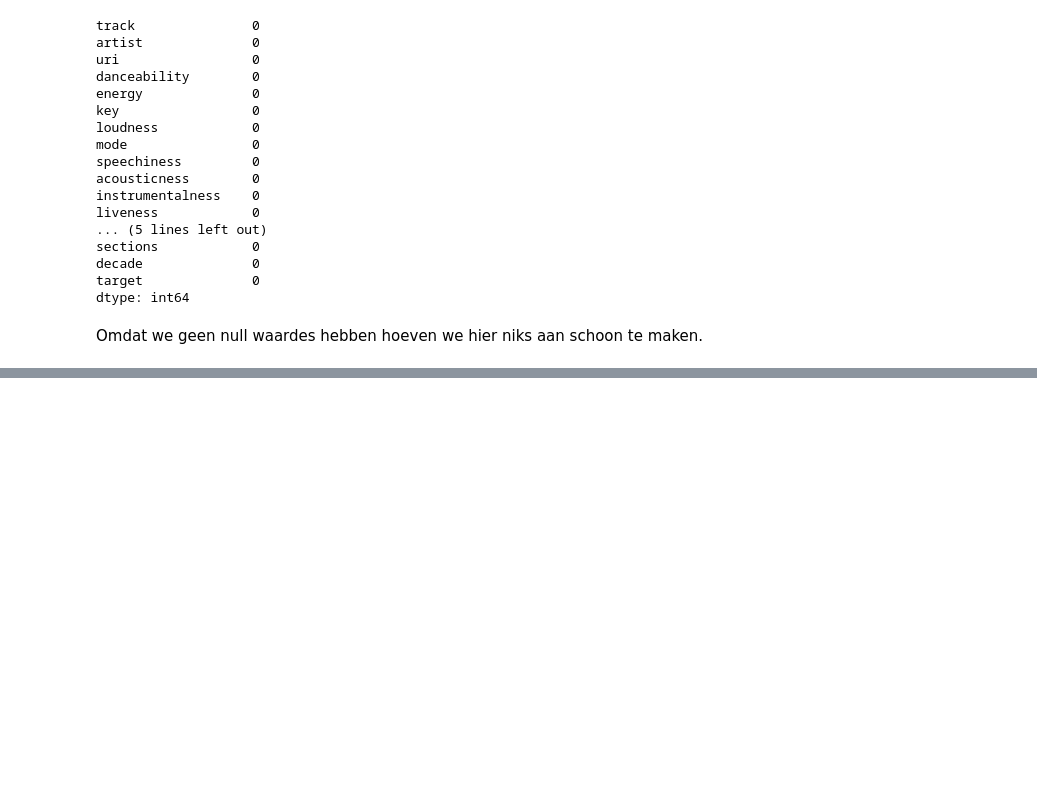
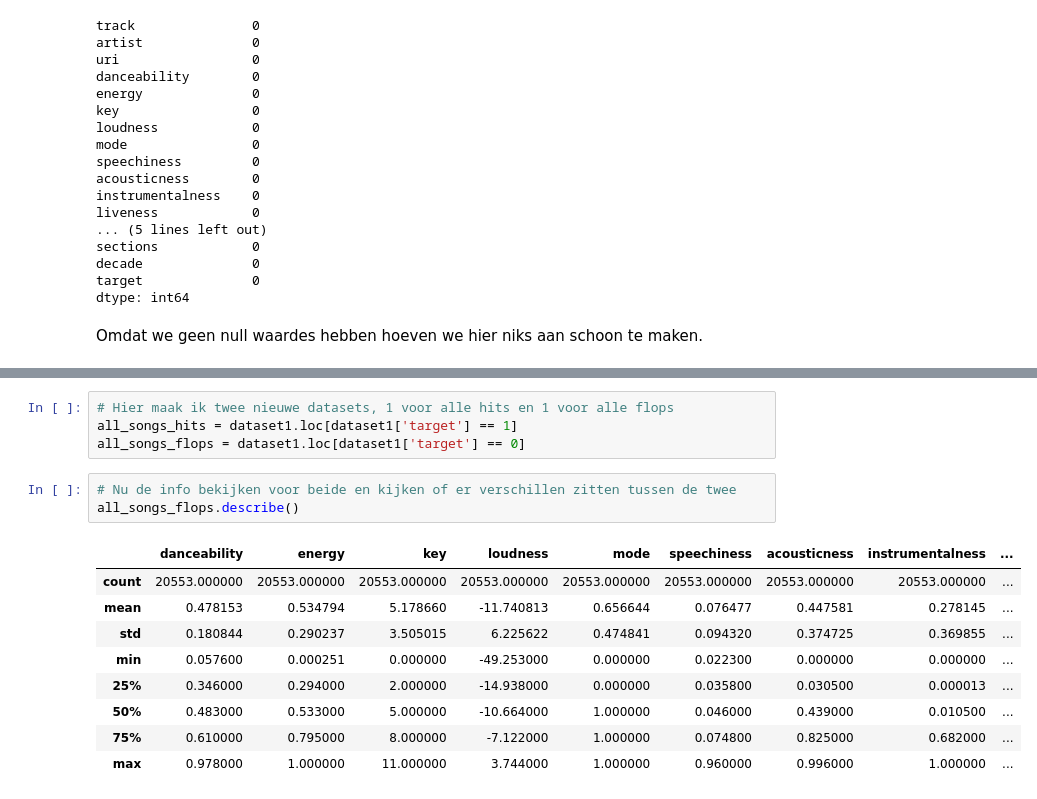
Before and after one commit to Dipsaus2002/Hit-Calculator, a Jupyter notebook: Hit Calculator v2.0 Alpha.ipynb, the cells around one changed output, grey strips where cells are left out. Saved outputs shown, nothing was run; the diff lists cells and outputs as text; blank space fills up the shorter version.

```diff
--- a/Hit Calculator v2.0 Alpha.ipynb
+++ b/Hit Calculator v2.0 Alpha.ipynb
@@ -219,0 +237,17 @@ Omdat we geen null waardes hebben hoeven we hier niks aan schoon te maken.
+# %%
+# Hier maak ik twee nieuwe datasets, 1 voor alle hits en 1 voor alle flops
+all_songs_hits = dataset1.loc[dataset1['target'] == 1]
+all_songs_flops = dataset1.loc[dataset1['target'] == 0]
+# %%
+# Nu de info bekijken voor beide en kijken of er verschillen zitten tussen de twee
+all_songs_flops.describe()
+# %% [output]
+|  | danceability | energy | key | loudness | mode | speechiness | acousticness | instrumentalness | ... |
+| count | 20553.000000 | 20553.000000 | 20553.000000 | 20553.000000 | 20553.000000 | 20553.000000 | 20553.000000 | 20553.000000 | ... |
+| mean | 0.478153 | 0.534794 | 5.178660 | -11.740813 | 0.656644 | 0.076477 | 0.447581 | 0.278145 | ... |
+| std | 0.180844 | 0.290237 | 3.505015 | 6.225622 | 0.474841 | 0.094320 | 0.374725 | 0.369855 | ... |
+| min | 0.057600 | 0.000251 | 0.000000 | -49.253000 | 0.000000 | 0.022300 | 0.000000 | 0.000000 | ... |
+| 25% | 0.346000 | 0.294000 | 2.000000 | -14.938000 | 0.000000 | 0.035800 | 0.030500 | 0.000013 | ... |
+| 50% | 0.483000 | 0.533000 | 5.000000 | -10.664000 | 1.000000 | 0.046000 | 0.439000 | 0.010500 | ... |
+| 75% | 0.610000 | 0.795000 | 8.000000 | -7.122000 | 1.000000 | 0.074800 | 0.825000 | 0.682000 | ... |
+| max | 0.978000 | 1.000000 | 11.000000 | 3.744000 | 1.000000 | 0.960000 | 0.996000 | 1.000000 | ... |
```
Also changed, not shown: parts of 10 cells of this notebook, 1 other file.
